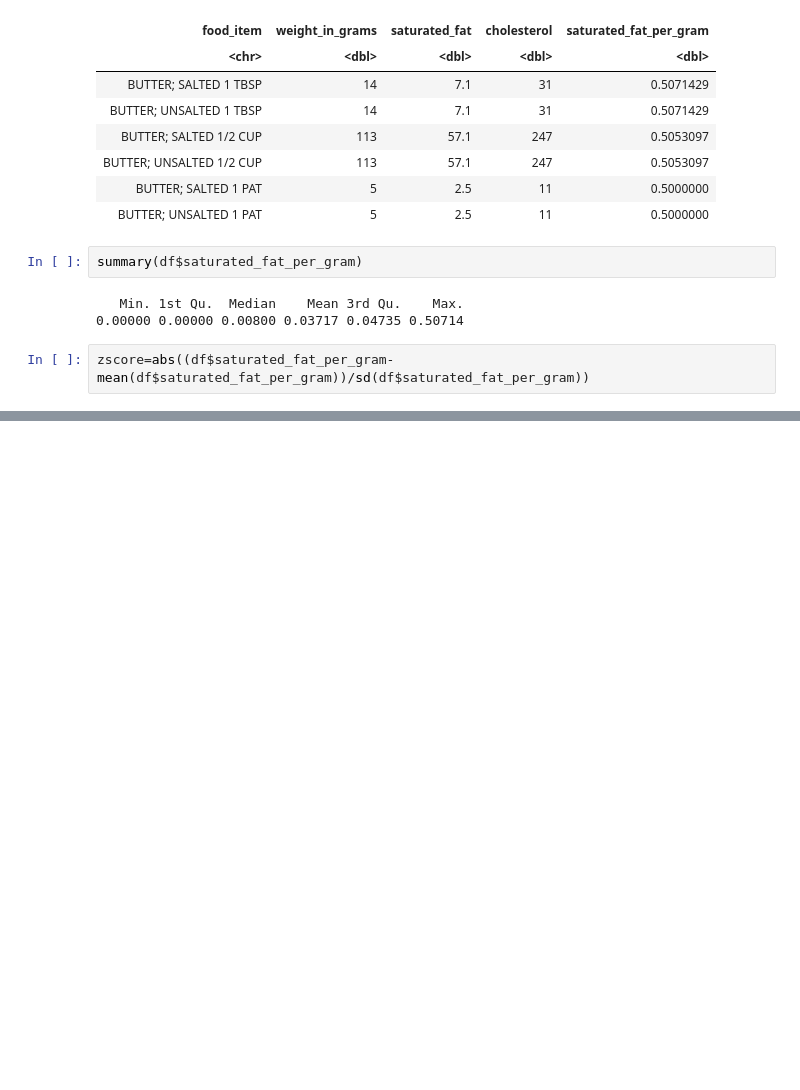
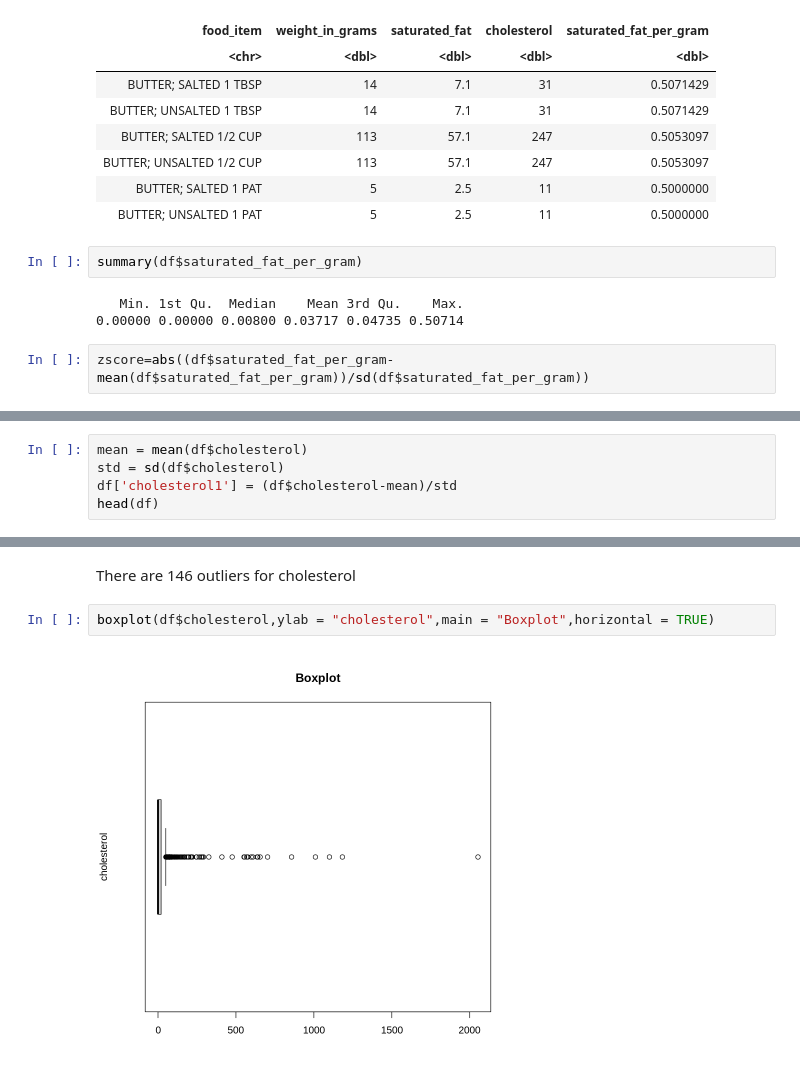
Before and after one commit to sg758253/IDS, a Jupyter notebook: HW4/problem2_r.ipynb, the cells around one changed output, grey strips where cells are left out. Drawn from its saved outputs; the diff is of its cells as text; blank space fills up the shorter version.

```diff
--- a/HW4/problem2_r.ipynb
+++ b/HW4/problem2_r.ipynb
@@ -97,0 +206,5 @@ ERROR: ignored
+# %%
+mean = mean(df$cholesterol)
+std = sd(df$cholesterol)
+df['cholesterol1'] = (df$cholesterol-mean)/std
+head(df)
@@ -97,0 +241,6 @@ ERROR: ignored
+# %% [markdown]
+There are 146 outliers for cholesterol
+# %%
+boxplot(df$cholesterol,ylab = "cholesterol",main = "Boxplot",horizontal = TRUE)
+# %% [output]
+[figure, added]
```
Also changed, not shown: parts of 31 cells of this notebook.
